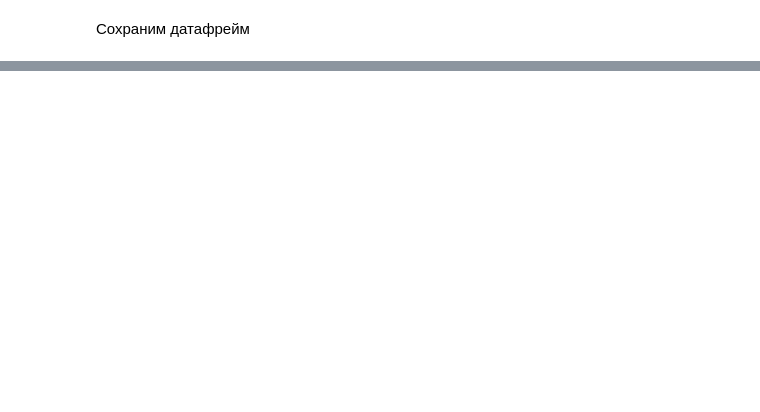
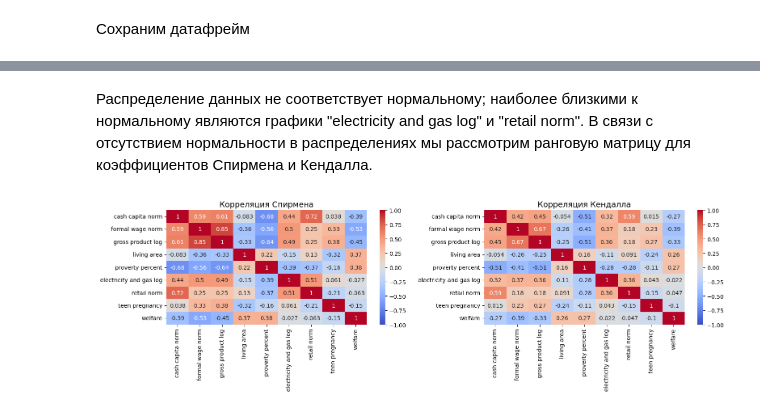
Before and after one commit to banzarkhan/ngo-clasterization, a Jupyter notebook: ngo-clasterization.ipynb, the cells around one changed output, grey strips where cells are left out. Cells and saved outputs as stored; diff of their text form; code cells hidden in the pictures; blank space fills up the shorter version.

```diff
--- a/ngo-clasterization.ipynb
+++ b/ngo-clasterization.ipynb
@@ -1239,0 +1417,6 @@ result.to_csv('data/regions.csv')
+# %%
+df_region['cash capita norm'] = df_region['cash capita'] / df_region['living_wage']
+df_region['formal wage norm'] = df_region['formal wage'] / df_region['living_wage']
+df_region['retail norm'] = df_region['retail per capita'] / df_region['living_wage']
+
+df_region.drop(columns=['cash capita', 'formal wage', 'retail per capita'], axis=1, inplace=True)
@@ -1239,0 +1446,29 @@ result.to_csv('data/regions.csv')
+# %%
+df_region['gross product log'] = np.log(df_region['gross product'])
+df_region['electricity and gas log'] = np.log(df_region['electricity and gas'])
+df_region.drop(columns=['gross product', 'electricity and gas'],axis=1, inplace=True)
+
+cols=['cash capita norm','formal wage norm','gross product log','living area',
+      'proverty percent','electricity and gas log','retail norm', 'teen pregnancy', 'welfare']
+
+# Создайте объект subplots
+fig = make_subplots(rows=3, cols=3, subplot_titles=cols)
+
+# Создайте гистограммы и добавьте их к объекту fig
+for i, col in enumerate(cols):
+    row = 1 if i < 3 else (2 if i < 6 else 3)
+    col_num = i % 3 + 1
+    fig.add_trace(go.Histogram(x=df_region[col], nbinsx=20), row=row, col=col_num)
+
+# Обновите макет и отобразите график
+fig.update_layout(title='Распределения признаков',
+                  showlegend=False, width=1200, height=500)
+fig.layout.bargap = 0.1
+fig.show('svg')
+# %%
+#Упорядочим колонки
+
+cols=['cash capita norm','formal wage norm','gross product log','living area',
+      'proverty percent','electricity and gas log','retail norm', 'teen pregnancy', 'welfare']
+
+df_region = df_region[cols].copy()
@@ -1239,0 +1489,13 @@ result.to_csv('data/regions.csv')
+# %% [markdown]
+Распределение данных не соответствует нормальному; наиболее близкими к нормальному являются графики "electricity and gas log" и "retail norm". В связи с отсутствием нормальности в распределениях мы рассмотрим ранговую матрицу для коэффициентов Спирмена и Кендалла.
+# %%
+fig, ax = plt.subplots(1, 2, figsize=(16, 5))
+sns.heatmap(df_region.corr(method='spearman'),
+            annot=True, cmap='coolwarm', vmin=-1, ax=ax[0])
+sns.heatmap(df_region.corr(method='kendall'),
+            annot=True, cmap='coolwarm', vmin=-1, ax=ax[1])
+ax[0].set_title('Корреляция Спирмена', fontsize=14)
+ax[1].set_title('Корреляция Кендалла', fontsize=14)
+plt.tight_layout()
+# %% [output]
+[figure, added]
```
Also changed, not shown: parts of 32 cells of this notebook.
